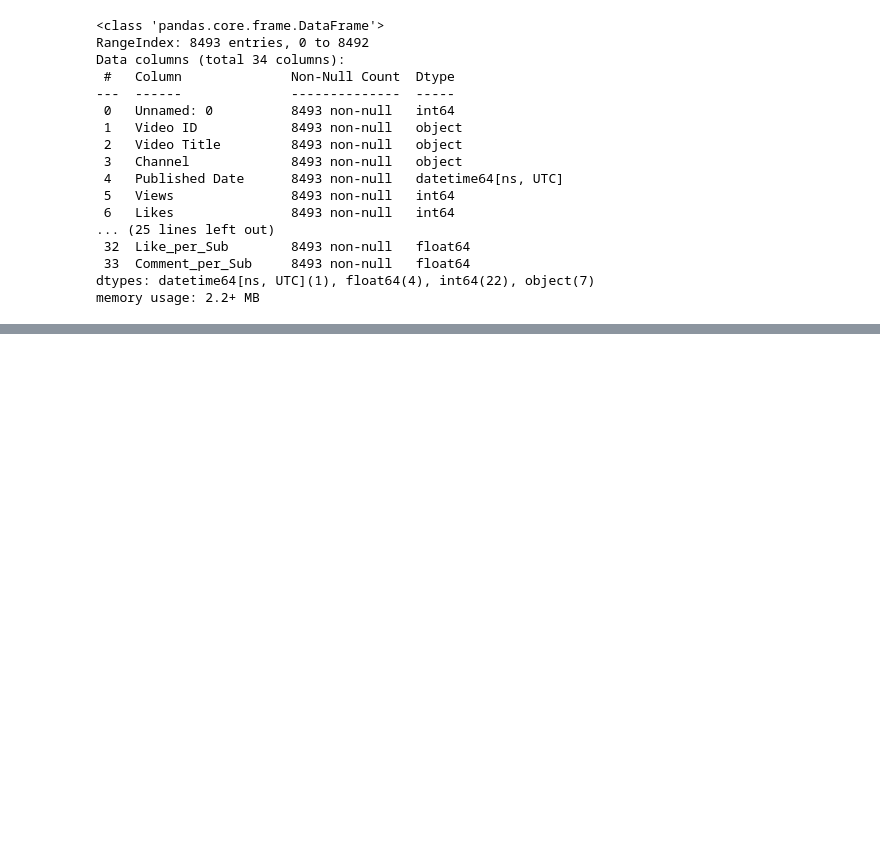
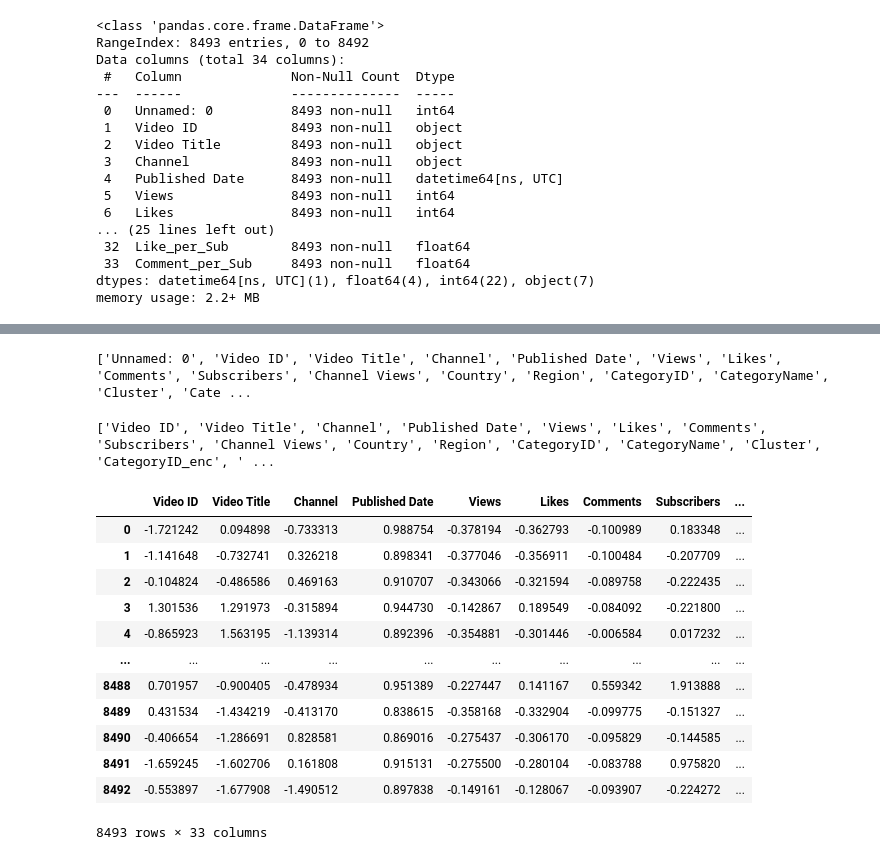
Before and after one commit to rasulbekdeveloper907/You_Tube_Views_Prediction, a Jupyter notebook: Notebooks/data_preprosessing.ipynb, the cells around one changed output, grey strips where cells are left out. Cells and saved outputs as stored; diff of their text form; code cells hidden in the pictures; blank space fills up the shorter version.

```diff
--- a/Notebooks/data_preprosessing.ipynb
+++ b/Notebooks/data_preprosessing.ipynb
@@ -314,0 +380,23 @@ df.head()
+# %%
+import pandas as pd
+from sklearn.preprocessing import LabelEncoder, MinMaxScaler
+
+# (1) Misol DataFrame
+# Sizning holatingizda df allaqachon mavjud bo‘ladi
+# df = pd.read_csv("file.csv")
+# Masalan:
+# df = pd.DataFrame({"DayName": ["Monday", "Thursday", "Tuesday", "Friday", "Monday"]})
+
+# (2) NaN qiymatlarni hisobga olish uchun tozalaymiz
+mask = df['DayName'].notna()
+
+# (3) Label Encoding
+le = LabelEncoder()
+df.loc[mask, 'DayName'] = le.fit_transform(df.loc[mask, 'DayName'])
+
+# (4) Label encodingdan keyin Min-Max Scaling
+scaler = MinMaxScaler(feature_range=(0, 1))
+df.loc[mask, 'DayName'] = scaler.fit_transform(df.loc[mask, ['DayName']])
+
+# (5) Natijani ko‘rish
+print(df.head())
@@ -315,2 +451,32 @@ df.head()
+# %%
+print(df.columns.tolist())
+# %% [output]
+['Unnamed: 0', 'Video ID', 'Video Title', 'Channel', 'Published Date', 'Views', 'Likes', 'Comments', 'Subscribers', 'Channel Views', 'Country', 'Region', 'CategoryID', 'CategoryName', 'Cluster', 'Cate ...
+# %%
+# Belgilangan ustunlarni o‘chirish
+df = df.drop(columns=['Unnamed: 0', 'Anomaly', 'Published_scaled'], errors='ignore')
+
+# Natijani tekshirish
+print(df.columns.tolist())
+# %% [output]
+['Video ID', 'Video Title', 'Channel', 'Published Date', 'Views', 'Likes', 'Comments', 'Subscribers', 'Channel Views', 'Country', 'Region', 'CategoryID', 'CategoryName', 'Cluster', 'CategoryID_enc', ' ...
+# %%
+pd.set_option('display.max_columns', None)  # barcha ustunlarni ko‘rsatish
+pd.set_option('display.max_rows', 50)       # 50 qatordan ko‘p chiqmasin
+display(df[cols])
+# %% [output]
+|  | Video ID | Video Title | Channel | Published Date | Views | Likes | Comments | Subscribers | ... |
+| 0 | -1.721242 | 0.094898 | -0.733313 | 0.988754 | -0.378194 | -0.362793 | -0.100989 | 0.183348 | ... |
+| 1 | -1.141648 | -0.732741 | 0.326218 | 0.898341 | -0.377046 | -0.356911 | -0.100484 | -0.207709 | ... |
+| 2 | -0.104824 | -0.486586 | 0.469163 | 0.910707 | -0.343066 | -0.321594 | -0.089758 | -0.222435 | ... |
+| 3 | 1.301536 | 1.291973 | -0.315894 | 0.944730 | -0.142867 | 0.189549 | -0.084092 | -0.221800 | ... |
+| 4 | -0.865923 | 1.563195 | -1.139314 | 0.892396 | -0.354881 | -0.301446 | -0.006584 | 0.017232 | ... |
+| ... | ... | ... | ... | ... | ... | ... | ... | ... | ... |
+| 8488 | 0.701957 | -0.900405 | -0.478934 | 0.951389 | -0.227447 | 0.141167 | 0.559342 | 1.913888 | ... |
+| 8489 | 0.431534 | -1.434219 | -0.413170 | 0.838615 | -0.358168 | -0.332904 | -0.099775 | -0.151327 | ... |
+| 8490 | -0.406654 | -1.286691 | 0.828581 | 0.869016 | -0.275437 | -0.306170 | -0.095829 | -0.144585 | ... |
+| 8491 | -1.659245 | -1.602706 | 0.161808 | 0.915131 | -0.275500 | -0.280104 | -0.083788 | 0.975820 | ... |
+| 8492 | -0.553897 | -1.677908 | -1.490512 | 0.897838 | -0.149161 | -0.128067 | -0.093907 | -0.224272 | ... |
+8493 rows × 33 columns
 # %%
 
```
Also changed, not shown: parts of 11 cells of this notebook, 5 other files.
